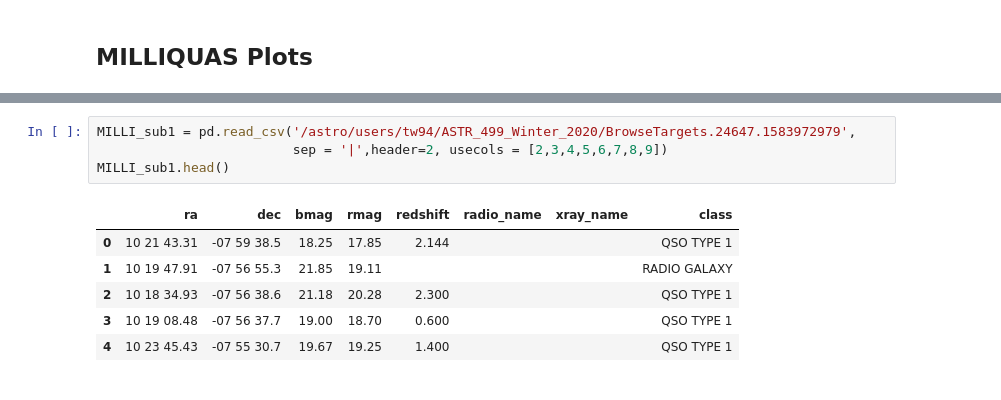
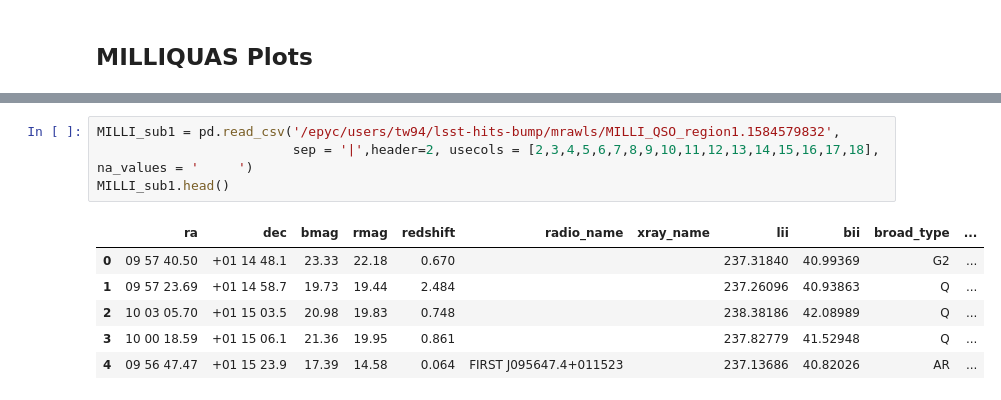
Before and after one commit to mrawls/qso-hitsvar, a Jupyter notebook: ASTR_499_NB4_QSOobjectplots.ipynb, the cells around one changed output, grey strips where cells are left out. Saved outputs shown, nothing was run; the diff lists cells and outputs as text.

```diff
--- a/ASTR_499_NB4_QSOobjectplots.ipynb
+++ b/ASTR_499_NB4_QSOobjectplots.ipynb
@@ -137,14 +181,14 @@ plot_objects_on_sky(ra1_first, dec1_first,
 # %%
-MILLI_sub1 = pd.read_csv('/astro/users/tw94/ASTR_499_Winter_2020/BrowseTargets.24647.1583972979',
-                         sep = '|',header=2, usecols = [2,3,4,5,6,7,8,9])
+MILLI_sub1 = pd.read_csv('/epyc/users/tw94/lsst-hits-bump/mrawls/MILLI_QSO_region1.1584579832',
+                         sep = '|',header=2, usecols = [2,3,4,5,6,7,8,9,10,11,12,13,14,15,16,17,18], na_values = '     ')
 MILLI_sub1.head()
 # %% [output]
-|  | ra | dec | bmag | rmag | redshift | radio_name | xray_name | class |
-| 0 | 10 21 43.31 | -07 59 38.5 | 18.25 | 17.85 | 2.144 |  |  | QSO TYPE 1 |
-| 1 | 10 19 47.91 | -07 56 55.3 | 21.85 | 19.11 |  |  |  | RADIO GALAXY |
-| 2 | 10 18 34.93 | -07 56 38.6 | 21.18 | 20.28 | 2.300 |  |  | QSO TYPE 1 |
-| 3 | 10 19 08.48 | -07 56 37.7 | 19.00 | 18.70 | 0.600 |  |  | QSO TYPE 1 |
-| 4 | 10 23 45.43 | -07 55 30.7 | 19.67 | 19.25 | 1.400 |  |  | QSO TYPE 1 |
+|  | ra | dec | bmag | rmag | redshift | radio_name | xray_name | lii | bii | broad_type | ... |
+| 0 | 09 57 40.50 | +01 14 48.1 | 23.33 | 22.18 | 0.670 |  |  | 237.31840 | 40.99369 | G2 | ... |
+| 1 | 09 57 23.69 | +01 14 58.7 | 19.73 | 19.44 | 2.484 |  |  | 237.26096 | 40.93863 | Q | ... |
+| 2 | 10 03 05.70 | +01 15 03.5 | 20.98 | 19.83 | 0.748 |  |  | 238.38186 | 42.08989 | Q | ... |
+| 3 | 10 00 18.59 | +01 15 06.1 | 21.36 | 19.95 | 0.861 |  |  | 237.82779 | 41.52948 | Q | ... |
+| 4 | 09 56 47.47 | +01 15 23.9 | 17.39 | 14.58 | 0.064 | FIRST J095647.4+011523 |  | 237.13686 | 40.82026 | AR | ... |
 # %%
 for col in MILLI_sub1.columns:
     print(col)
```
Also changed, not shown: parts of 63 cells of this notebook, 1 other file.
